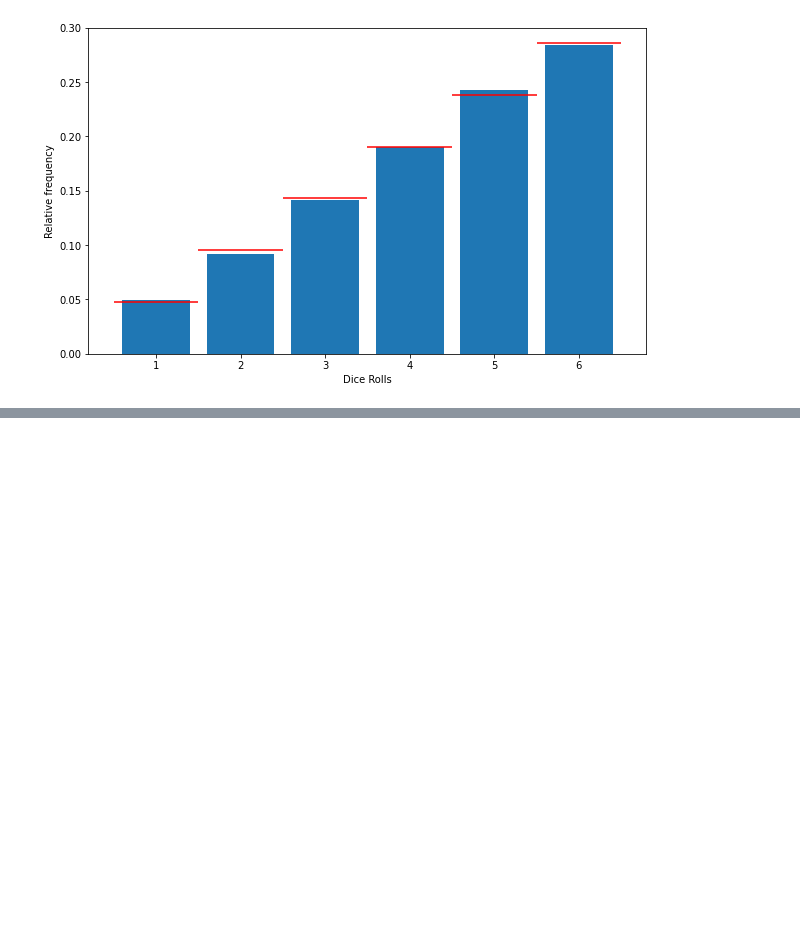
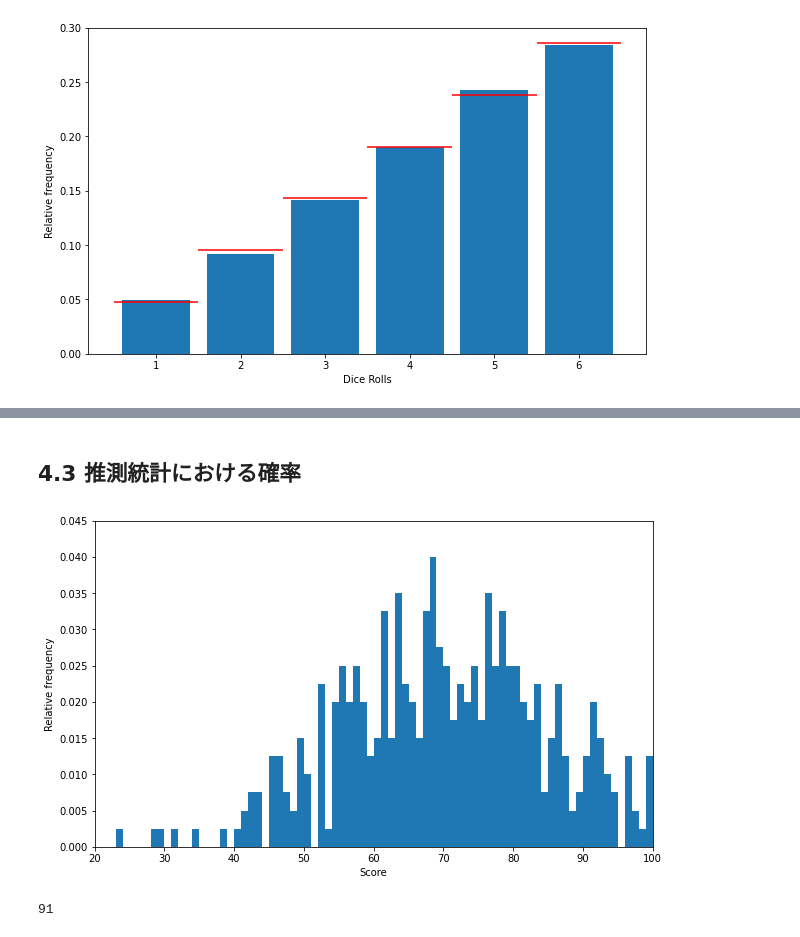
Before and after one commit to ginmaruGH/Statistical_Analysis_with_Python_gihyo, a Jupyter notebook: jupyter/ch_04.ipynb, the cells around one changed output, grey strips where cells are left out. Drawn from its saved outputs; the diff is of its cells as text; code cells hidden in the pictures; blank space fills up the shorter version.

Commit message:
Chap.04 推測統計の基本>>4.3 推測統計における確率、 4.4 これから学ぶこと

```diff
--- a/jupyter/ch_04.ipynb
+++ b/jupyter/ch_04.ipynb
@@ -253,3 +253,23 @@ plt.close()
 js_anim
 # %% [output]
 [interactive output not drawn]
+# %% [markdown]
+## 4.3 推測統計における確率
+# %%
+# 全生徒の点数をヒストグラムに図示する
+fig = plt.figure(figsize=(10, 6))
+ax = fig.add_subplot(111)
+ax.hist(scores, bins=100, range=(0, 100), density=True)
+ax.set_xlim(20, 100)
+ax.set_ylim(0, 0.045)
+ax.set_xlabel('Score')
+ax.set_ylabel('Relative frequency')
+
+plt.show()
+# %% [output]
+[figure, added]
+# %%
+# １回試行する
+np.random.choice(scores)
+# %% [output]
+91
```
Also changed, not shown: parts of 7 cells of this notebook, 1 other file.
